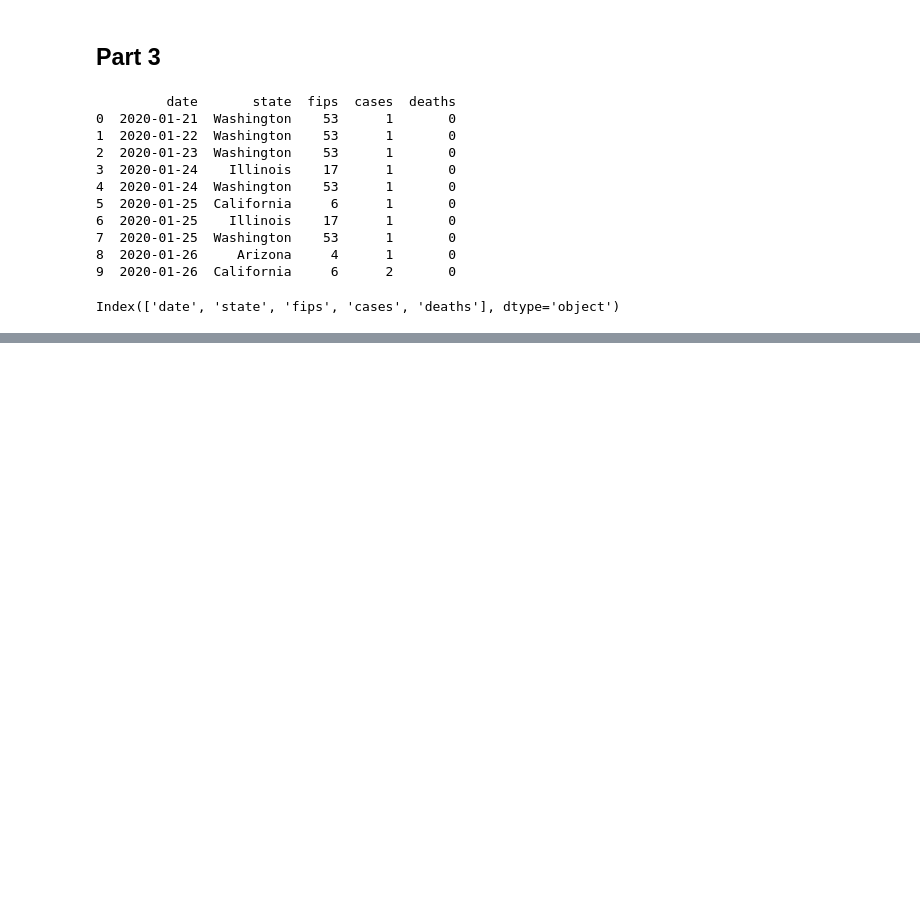
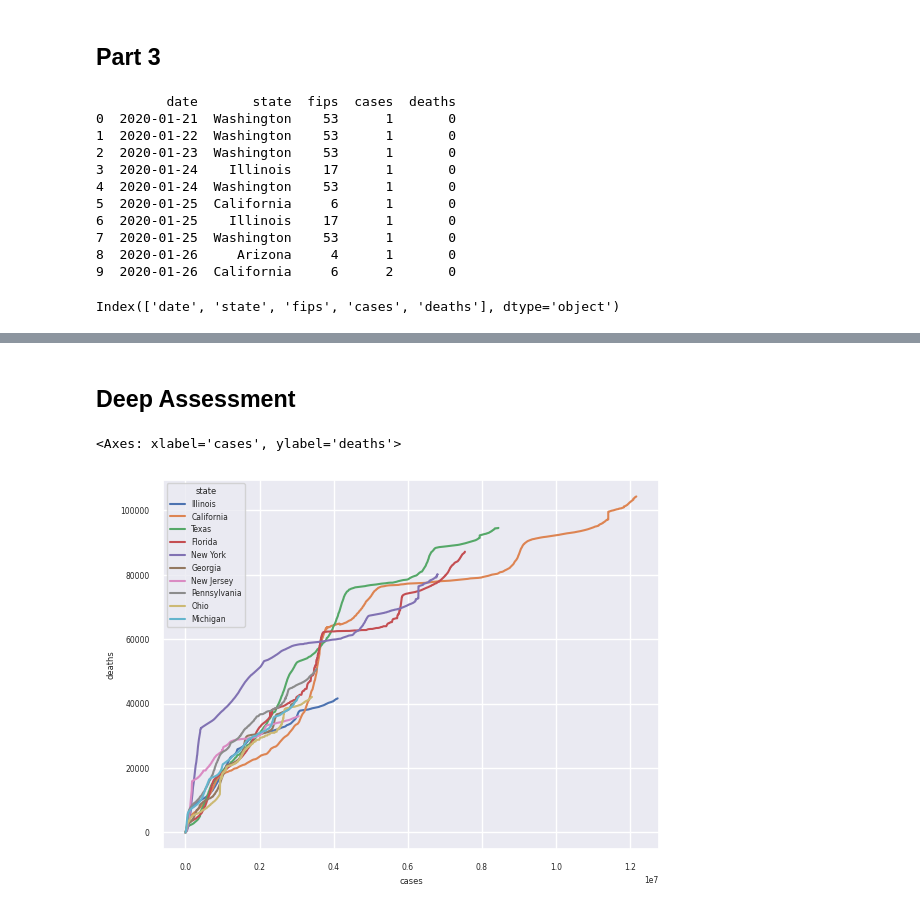
Before and after one commit to eduardosaldaren/datasciencedemo, a Jupyter notebook: Test.ipynb, the cells around one changed output, grey strips where cells are left out. Saved outputs shown, nothing was run; the diff lists cells and outputs as text; code cells hidden in the pictures; blank space fills up the shorter version.

```diff
--- a/Test.ipynb
+++ b/Test.ipynb
@@ -60,0 +120,11 @@ Index(['date', 'state', 'fips', 'cases', 'deaths'], dtype='object')
+# %% [markdown]
+## Deep Assessment
+# %%
+sns.set_theme (style = "darkgrid")
+sns.set(font_scale=0.5)
+sns.lineplot(x="cases", y="deaths",
+             hue="state",
+             data=db_top_states)
+# %% [output]
+<Axes: xlabel='cases', ylabel='deaths'>
+[figure, added]
```
Also changed, not shown: parts of 7 cells of this notebook.
